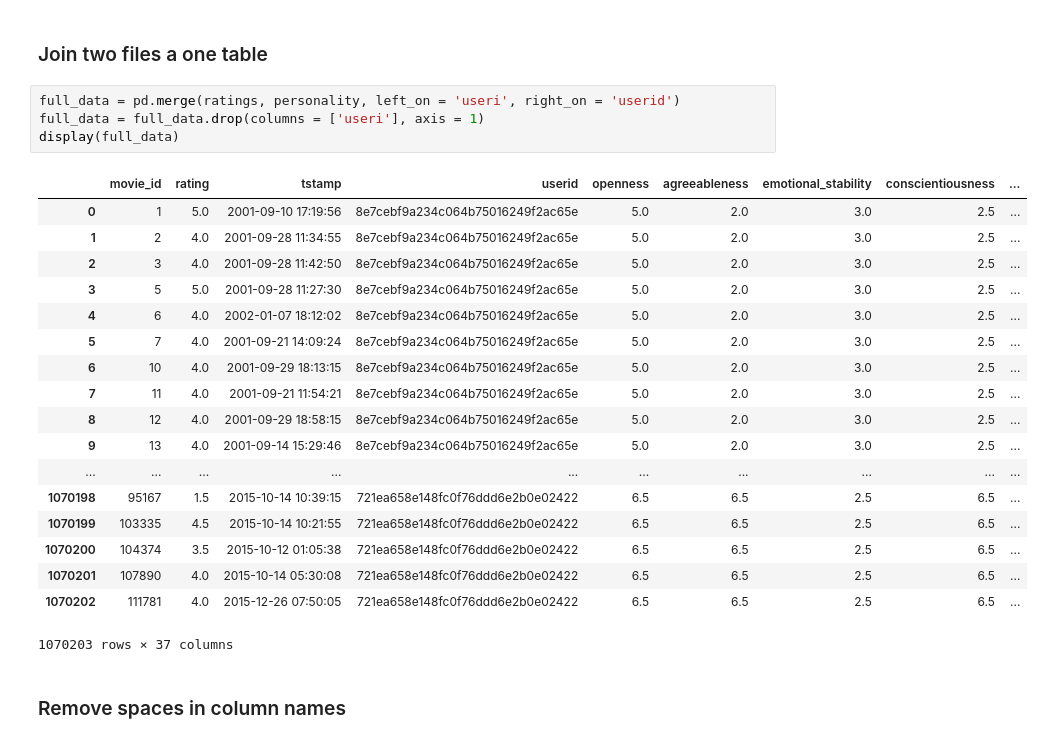
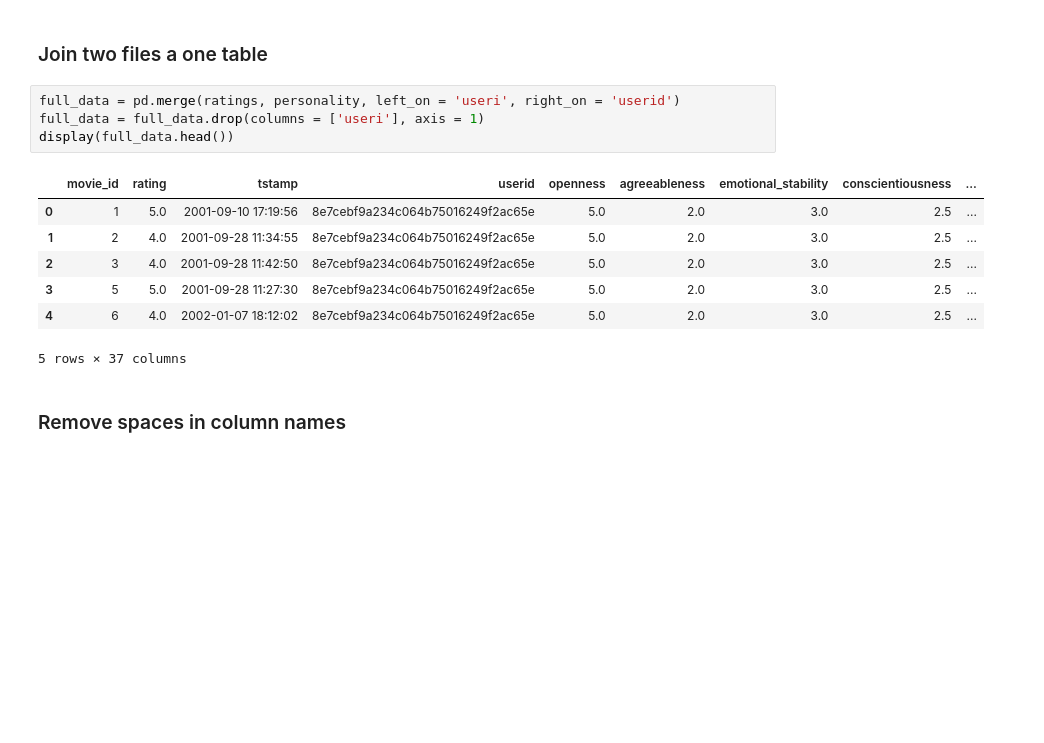
Before and after one commit to qye25/data-512, a Jupyter notebook: data-512-final/final project.ipynb, the cells around one changed output. Saved outputs shown, nothing was run; the diff lists cells and outputs as text; blank space fills up the shorter version.

```diff
--- a/data-512-final/final project.ipynb
+++ b/data-512-final/final project.ipynb
@@ -68,26 +68,15 @@ display(personality.head())
 # %%
 full_data = pd.merge(ratings, personality, left_on = 'useri', right_on = 'userid')
 full_data = full_data.drop(columns = ['useri'], axis = 1)
-display(full_data)
+display(full_data.head())
 # %% [output]
 |  | movie_id | rating | tstamp | userid | openness | agreeableness | emotional_stability | conscientiousness | ... |
 | 0 | 1 | 5.0 | 2001-09-10 17:19:56 | 8e7cebf9a234c064b75016249f2ac65e | 5.0 | 2.0 | 3.0 | 2.5 | ... |
 | 1 | 2 | 4.0 | 2001-09-28 11:34:55 | 8e7cebf9a234c064b75016249f2ac65e | 5.0 | 2.0 | 3.0 | 2.5 | ... |
 | 2 | 3 | 4.0 | 2001-09-28 11:42:50 | 8e7cebf9a234c064b75016249f2ac65e | 5.0 | 2.0 | 3.0 | 2.5 | ... |
 | 3 | 5 | 5.0 | 2001-09-28 11:27:30 | 8e7cebf9a234c064b75016249f2ac65e | 5.0 | 2.0 | 3.0 | 2.5 | ... |
 | 4 | 6 | 4.0 | 2002-01-07 18:12:02 | 8e7cebf9a234c064b75016249f2ac65e | 5.0 | 2.0 | 3.0 | 2.5 | ... |
-| 5 | 7 | 4.0 | 2001-09-21 14:09:24 | 8e7cebf9a234c064b75016249f2ac65e | 5.0 | 2.0 | 3.0 | 2.5 | ... |
-| 6 | 10 | 4.0 | 2001-09-29 18:13:15 | 8e7cebf9a234c064b75016249f2ac65e | 5.0 | 2.0 | 3.0 | 2.5 | ... |
-| 7 | 11 | 4.0 | 2001-09-21 11:54:21 | 8e7cebf9a234c064b75016249f2ac65e | 5.0 | 2.0 | 3.0 | 2.5 | ... |
-| 8 | 12 | 4.0 | 2001-09-29 18:58:15 | 8e7cebf9a234c064b75016249f2ac65e | 5.0 | 2.0 | 3.0 | 2.5 | ... |
-| 9 | 13 | 4.0 | 2001-09-14 15:29:46 | 8e7cebf9a234c064b75016249f2ac65e | 5.0 | 2.0 | 3.0 | 2.5 | ... |
-| ... | ... | ... | ... | ... | ... | ... | ... | ... | ... |
-| 1070198 | 95167 | 1.5 | 2015-10-14 10:39:15 | 721ea658e148fc0f76ddd6e2b0e02422 | 6.5 | 6.5 | 2.5 | 6.5 | ... |
-| 1070199 | 103335 | 4.5 | 2015-10-14 10:21:55 | 721ea658e148fc0f76ddd6e2b0e02422 | 6.5 | 6.5 | 2.5 | 6.5 | ... |
-| 1070200 | 104374 | 3.5 | 2015-10-12 01:05:38 | 721ea658e148fc0f76ddd6e2b0e02422 | 6.5 | 6.5 | 2.5 | 6.5 | ... |
-| 1070201 | 107890 | 4.0 | 2015-10-14 05:30:08 | 721ea658e148fc0f76ddd6e2b0e02422 | 6.5 | 6.5 | 2.5 | 6.5 | ... |
-| 1070202 | 111781 | 4.0 | 2015-12-26 07:50:05 | 721ea658e148fc0f76ddd6e2b0e02422 | 6.5 | 6.5 | 2.5 | 6.5 | ... |
-1070203 rows × 37 columns
+5 rows × 37 columns
 # %% [markdown]
 ### Remove spaces in column names
 # %%
```
Also changed, not shown: parts of 2 cells of this notebook, 4 other files.
